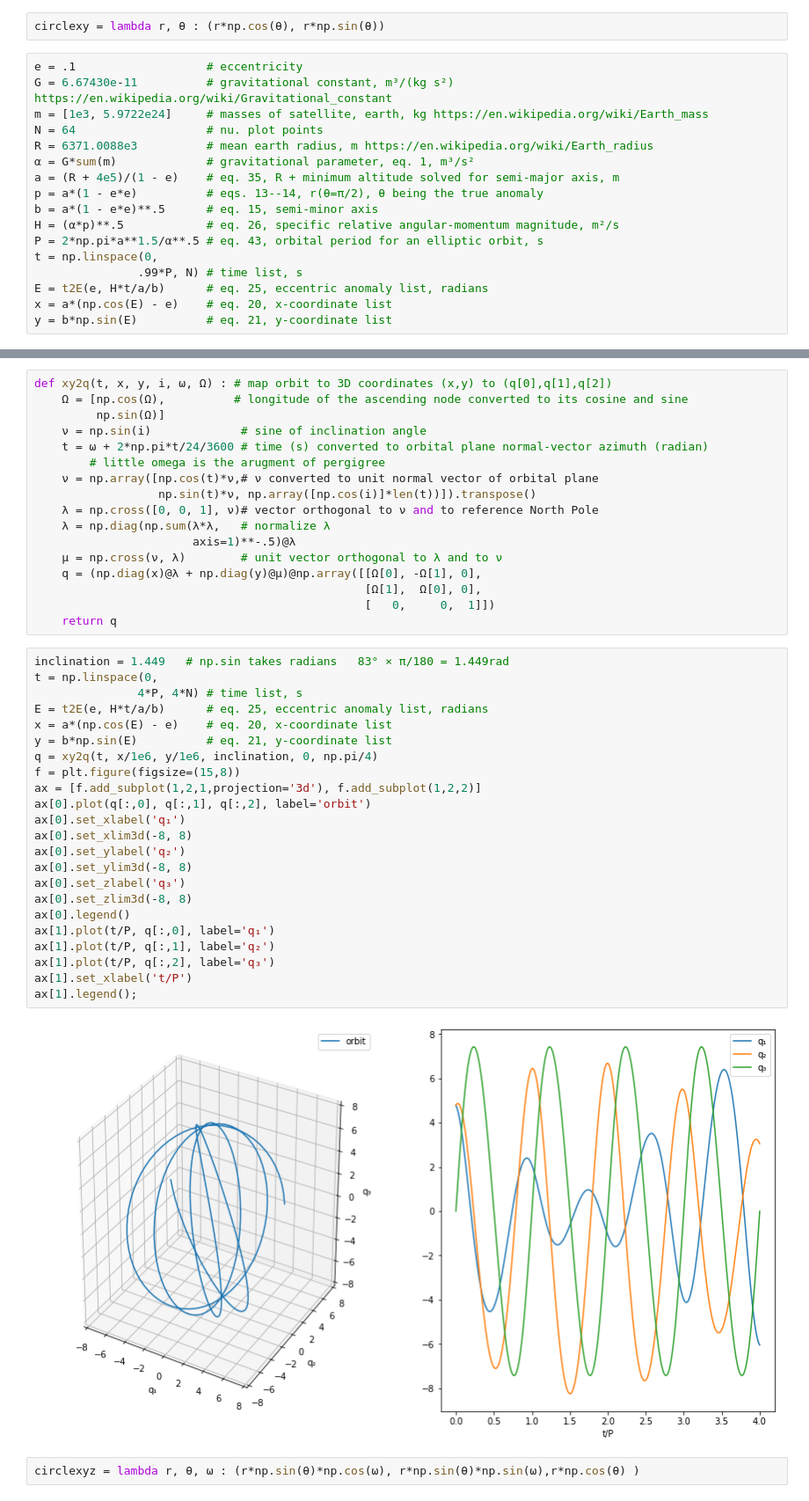
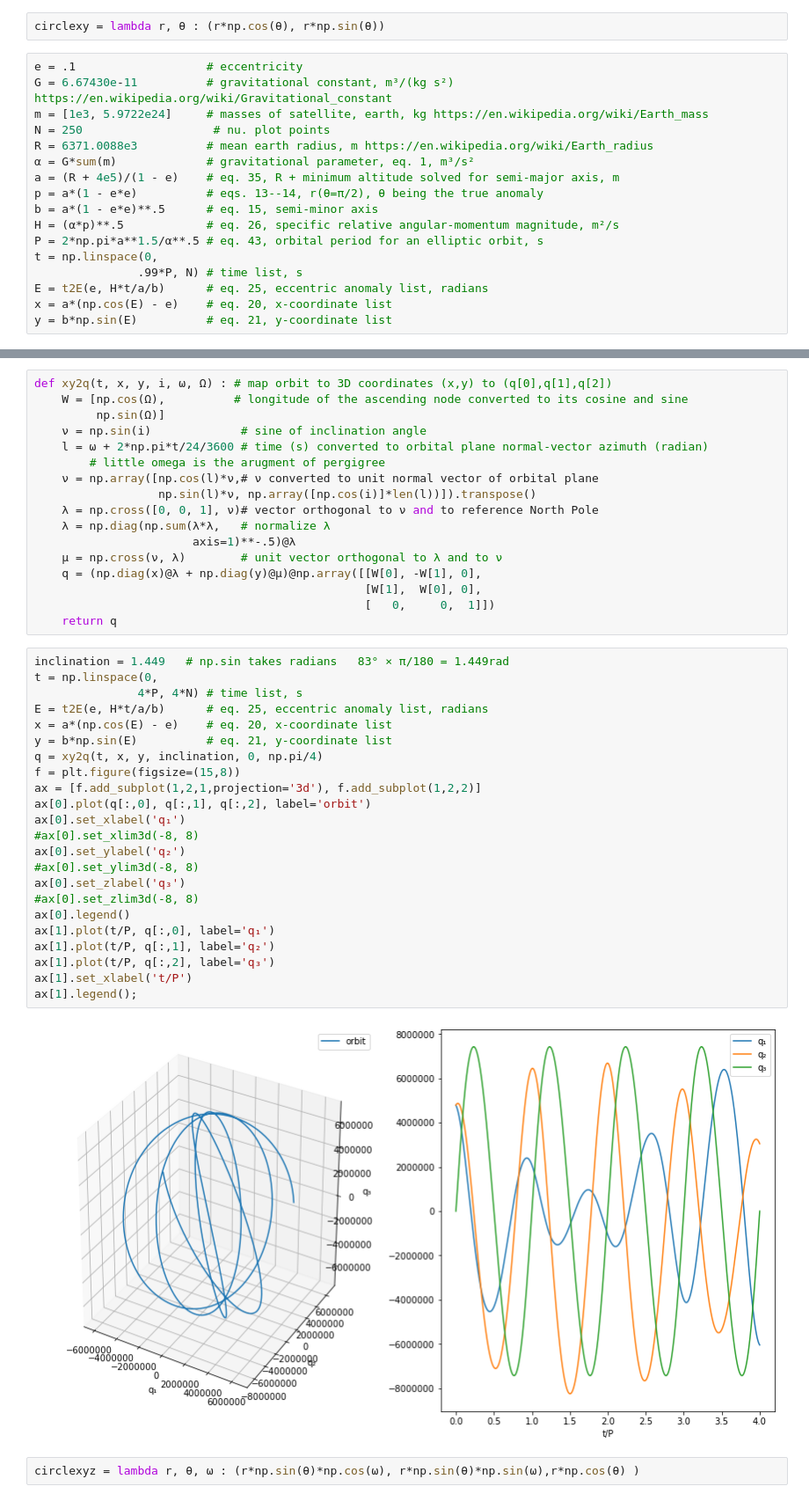
Before and after one commit to rickyle327/Math-Clinic-Fall-2019, a Jupyter notebook: Kepler-to-Equirect.ipynb, the cells around one changed output, grey strips where cells are left out. Shown at 88% size. Drawn from its saved outputs; the diff is of its cells as text.

```diff
--- a/Kepler-to-Equirect.ipynb
+++ b/Kepler-to-Equirect.ipynb
@@ -14,7 +14,7 @@ circlexy = lambda r, θ : (r*np.cos(θ), r*np.sin(θ))
 e = .1                   # eccentricity
 G = 6.67430e-11          # gravitational constant, m³/(kg s²) https://en.wikipedia.org/wiki/Gravitational_constant
 m = [1e3, 5.9722e24]     # masses of satellite, earth, kg https://en.wikipedia.org/wiki/Earth_mass
-N = 64                   # nu. plot points
+N = 250                   # nu. plot points
 R = 6371.0088e3          # mean earth radius, m https://en.wikipedia.org/wiki/Earth_radius
 α = G*sum(m)             # gravitational parameter, eq. 1, m³/s²
 a = (R + 4e5)/(1 - e)    # eq. 35, R + minimum altitude solved for semi-major axis, m
@@ -59,45 +65,45 @@ ax[1].legend()
 # %%
 def xy2q(t, x, y, i, ω, Ω) : # map orbit to 3D coordinates (x,y) to (q[0],q[1],q[2])
-    Ω = [np.cos(Ω),          # longitude of the ascending node converted to its cosine and sine
+    W = [np.cos(Ω),          # longitude of the ascending node converted to its cosine and sine
          np.sin(Ω)]
     ν = np.sin(i)             # sine of inclination angle
-    t = ω + 2*np.pi*t/24/3600 # time (s) converted to orbital plane normal-vector azimuth (radian)
+    l = ω + 2*np.pi*t/24/3600 # time (s) converted to orbital plane normal-vector azimuth (radian)
         # little omega is the arugment of pergigree
-    ν = np.array([np.cos(t)*ν,# ν converted to unit normal vector of orbital plane
-                  np.sin(t)*ν, np.array([np.cos(i)]*len(t))]).transpose()
+    ν = np.array([np.cos(l)*ν,# ν converted to unit normal vector of orbital plane
+                  np.sin(l)*ν, np.array([np.cos(i)]*len(l))]).transpose()
     λ = np.cross([0, 0, 1], ν)# vector orthogonal to ν and to reference North Pole
     λ = np.diag(np.sum(λ*λ,   # normalize λ
                        axis=1)**-.5)@λ
     μ = np.cross(ν, λ)        # unit vector orthogonal to λ and to ν
-    q = (np.diag(x)@λ + np.diag(y)@μ)@np.array([[Ω[0], -Ω[1], 0],
-                                                [Ω[1],  Ω[0], 0],
+    q = (np.diag(x)@λ + np.diag(y)@μ)@np.array([[W[0], -W[1], 0],
+                                                [W[1],  W[0], 0],
                                                 [   0,     0,  1]])
     return q
 # %%
 inclination = 1.449   # np.sin takes radians   83° × π/180 = 1.449rad
 t = np.linspace(0,
                4*P, 4*N) # time list, s
 E = t2E(e, H*t/a/b)      # eq. 25, eccentric anomaly list, radians
 x = a*(np.cos(E) - e)    # eq. 20, x-coordinate list
 y = b*np.sin(E)          # eq. 21, y-coordinate list
-q = xy2q(t, x/1e6, y/1e6, inclination, 0, np.pi/4)
+q = xy2q(t, x, y, inclination, 0, np.pi/4)
 f = plt.figure(figsize=(15,8))
 ax = [f.add_subplot(1,2,1,projection='3d'), f.add_subplot(1,2,2)]
 ax[0].plot(q[:,0], q[:,1], q[:,2], label='orbit')
 ax[0].set_xlabel('q₁')
-ax[0].set_xlim3d(-8, 8)
+#ax[0].set_xlim3d(-8, 8)
 ax[0].set_ylabel('q₂')
-ax[0].set_ylim3d(-8, 8)
+#ax[0].set_ylim3d(-8, 8)
 ax[0].set_zlabel('q₃')
-ax[0].set_zlim3d(-8, 8)
+#ax[0].set_zlim3d(-8, 8)
 ax[0].legend()
 ax[1].plot(t/P, q[:,0], label='q₁')
 ax[1].plot(t/P, q[:,1], label='q₂')
 ax[1].plot(t/P, q[:,2], label='q₃')
 ax[1].set_xlabel('t/P')
 ax[1].legend();
 # %% [output]
-[figure, old version]
+[figure, new version]
 # %%
 circlexyz = lambda r, θ, ω : (r*np.sin(θ)*np.cos(ω), r*np.sin(θ)*np.sin(ω),r*np.cos(θ) )
 # %%
```
Also changed, not shown: parts of 9 cells of this notebook.
